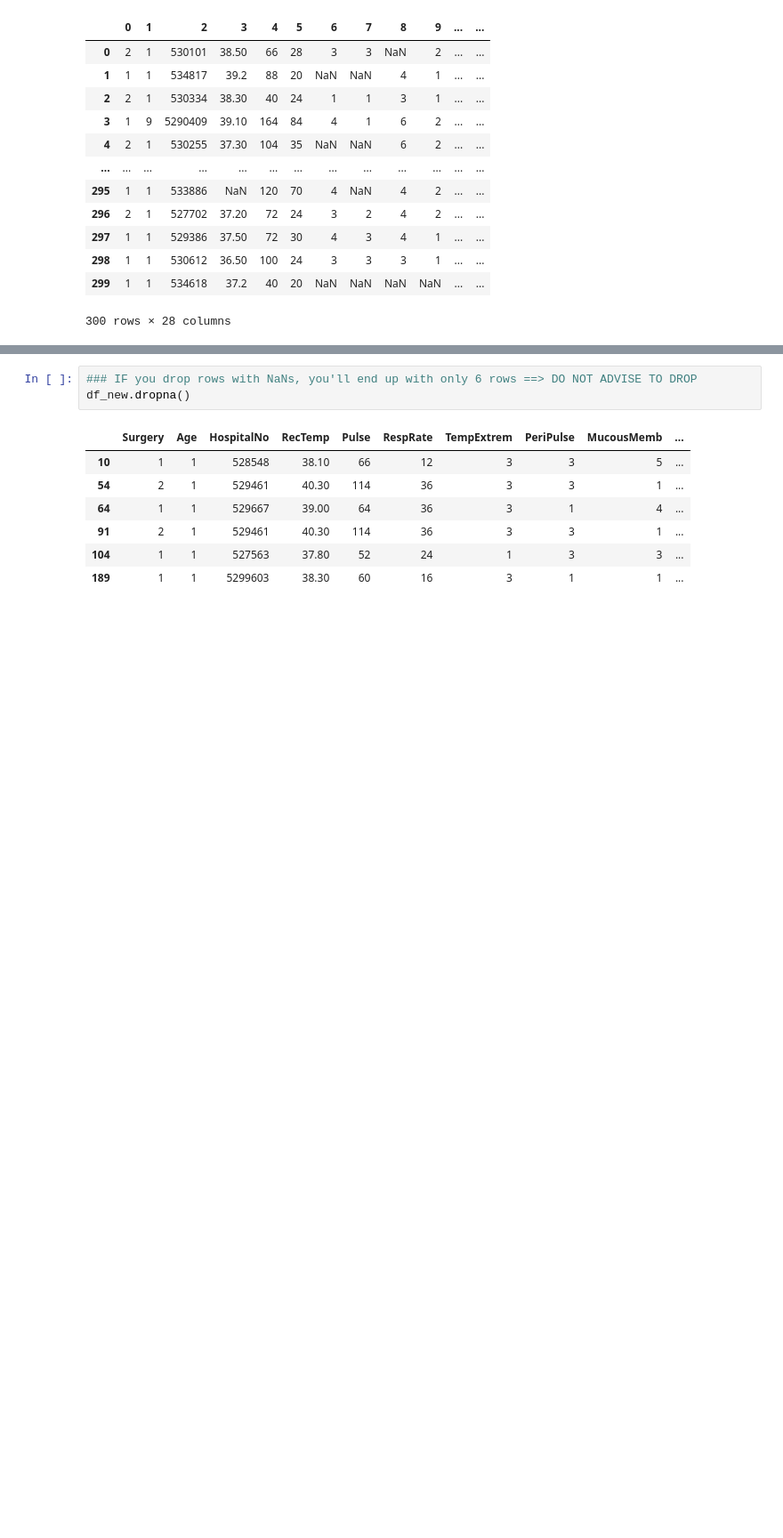
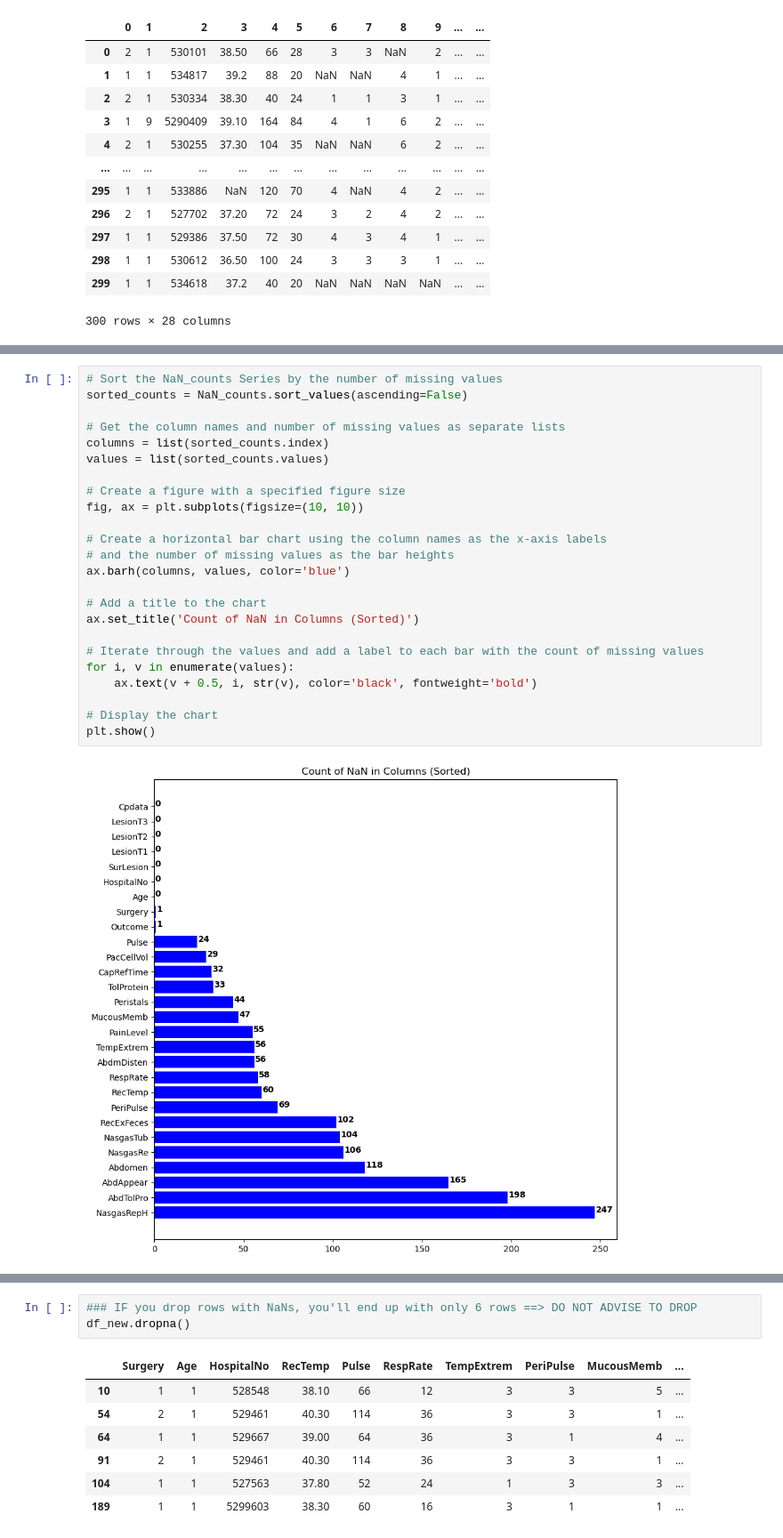
Before and after one commit to isaackong87/hia302_individual_project, a Jupyter notebook: isaac_data_wrangler_ind_proj.ipynb, the cells around one changed output, grey strips where cells are left out. Shown at 89% size. Cells and saved outputs as stored; diff of their text form; blank space fills up the shorter version.

```diff
--- a/isaac_data_wrangler_ind_proj.ipynb
+++ b/isaac_data_wrangler_ind_proj.ipynb
@@ -267 +353,27 @@ for container in plt_tmp.containers:
+# %%
+# Sort the NaN_counts Series by the number of missing values
+sorted_counts = NaN_counts.sort_values(ascending=False)
+
+# Get the column names and number of missing values as separate lists
+columns = list(sorted_counts.index)
+values = list(sorted_counts.values)
+
+# Create a figure with a specified figure size
+fig, ax = plt.subplots(figsize=(10, 10))
+
+# Create a horizontal bar chart using the column names as the x-axis labels
+# and the number of missing values as the bar heights
+ax.barh(columns, values, color='blue')
+
+# Add a title to the chart
+ax.set_title('Count of NaN in Columns (Sorted)')
+
+# Iterate through the values and add a label to each bar with the count of missing values
+for i, v in enumerate(values):
+    ax.text(v + 0.5, i, str(v), color='black', fontweight='bold')
+
+# Display the chart
+plt.show()
+# %% [output]
+[figure, added]
 # %%
```
Also changed, not shown: parts of 15 cells of this notebook.
